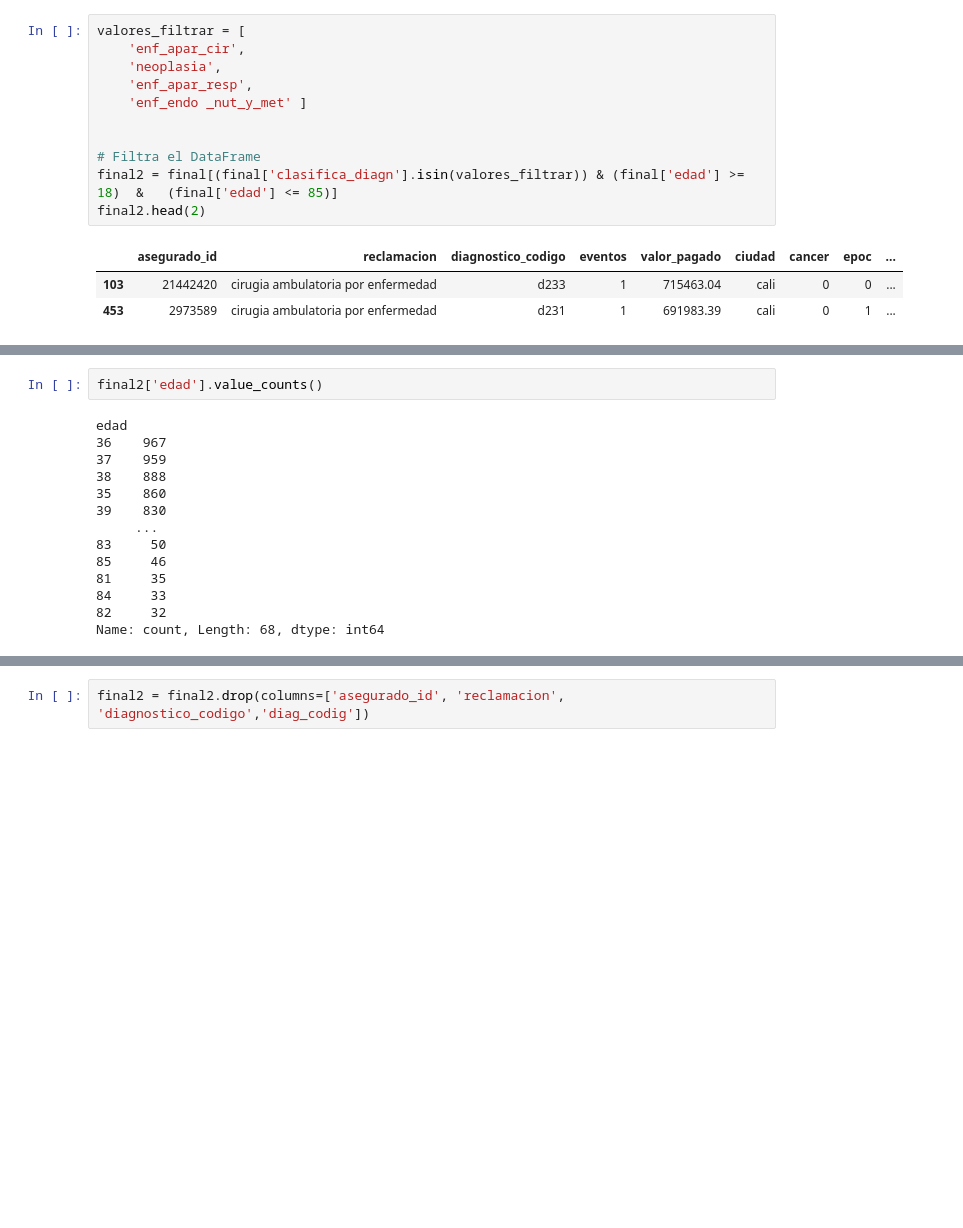
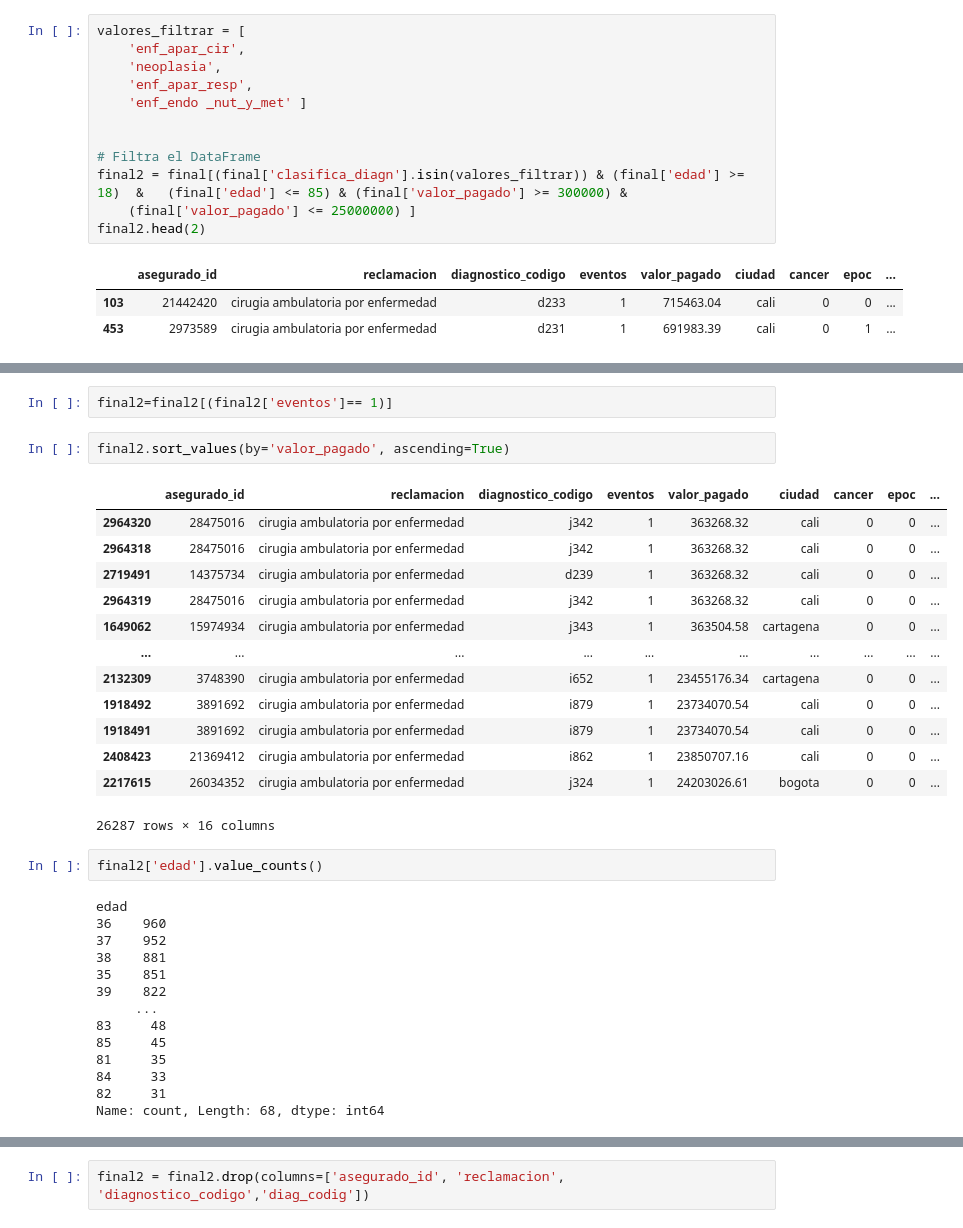
Before and after one commit to danielmancovidales/Aplicaciones-en-finanzas, a Jupyter notebook: Exploratorio.ipynb, the cells around one changed output, grey strips where cells are left out. Cells and saved outputs as stored; diff of their text form; blank space fills up the shorter version.

```diff
--- a/Exploratorio.ipynb
+++ b/Exploratorio.ipynb
@@ -423,7 +445,8 @@ valores_filtrar = [
 
 
 # Filtra el DataFrame
-final2 = final[(final['clasifica_diagn'].isin(valores_filtrar)) & (final['edad'] >= 18)  &   (final['edad'] <= 85)]
+final2 = final[(final['clasifica_diagn'].isin(valores_filtrar)) & (final['edad'] >= 18)  &   (final['edad'] <= 85) & (final['valor_pagado'] >= 300000) &
+    (final['valor_pagado'] <= 25000000) ]
 final2.head(2)
 # %% [output]
 |  | asegurado_id | reclamacion | diagnostico_codigo | eventos | valor_pagado | ciudad | cancer | epoc | ... |
@@ -432,18 +464,36 @@ final2.head(2)
+# %%
+final2=final2[(final2['eventos']== 1)]
+# %%
+final2.sort_values(by='valor_pagado', ascending=True)
+# %% [output]
+|  | asegurado_id | reclamacion | diagnostico_codigo | eventos | valor_pagado | ciudad | cancer | epoc | ... |
+| 2964320 | 28475016 | cirugia ambulatoria por enfermedad | j342 | 1 | 363268.32 | cali | 0 | 0 | ... |
+| 2964318 | 28475016 | cirugia ambulatoria por enfermedad | j342 | 1 | 363268.32 | cali | 0 | 0 | ... |
+| 2719491 | 14375734 | cirugia ambulatoria por enfermedad | d239 | 1 | 363268.32 | cali | 0 | 0 | ... |
+| 2964319 | 28475016 | cirugia ambulatoria por enfermedad | j342 | 1 | 363268.32 | cali | 0 | 0 | ... |
+| 1649062 | 15974934 | cirugia ambulatoria por enfermedad | j343 | 1 | 363504.58 | cartagena | 0 | 0 | ... |
+| ... | ... | ... | ... | ... | ... | ... | ... | ... | ... |
+| 2132309 | 3748390 | cirugia ambulatoria por enfermedad | i652 | 1 | 23455176.34 | cartagena | 0 | 0 | ... |
+| 1918492 | 3891692 | cirugia ambulatoria por enfermedad | i879 | 1 | 23734070.54 | cali | 0 | 0 | ... |
+| 1918491 | 3891692 | cirugia ambulatoria por enfermedad | i879 | 1 | 23734070.54 | cali | 0 | 0 | ... |
+| 2408423 | 21369412 | cirugia ambulatoria por enfermedad | i862 | 1 | 23850707.16 | cali | 0 | 0 | ... |
+| 2217615 | 26034352 | cirugia ambulatoria por enfermedad | j324 | 1 | 24203026.61 | bogota | 0 | 0 | ... |
+26287 rows × 16 columns
 # %%
 final2['edad'].value_counts()
 # %% [output]
 edad
-36    967
-37    959
-38    888
-35    860
-39    830
+36    960
+37    952
+38    881
+35    851
+39    822
      ...
-83     50
-85     46
+83     48
+85     45
 81     35
 84     33
-82     32
+82     31
 Name: count, Length: 68, dtype: int64
 # %%
 plt.figure(figsize=(10, 6))
```
Also changed, not shown: parts of 7 cells of this notebook.
